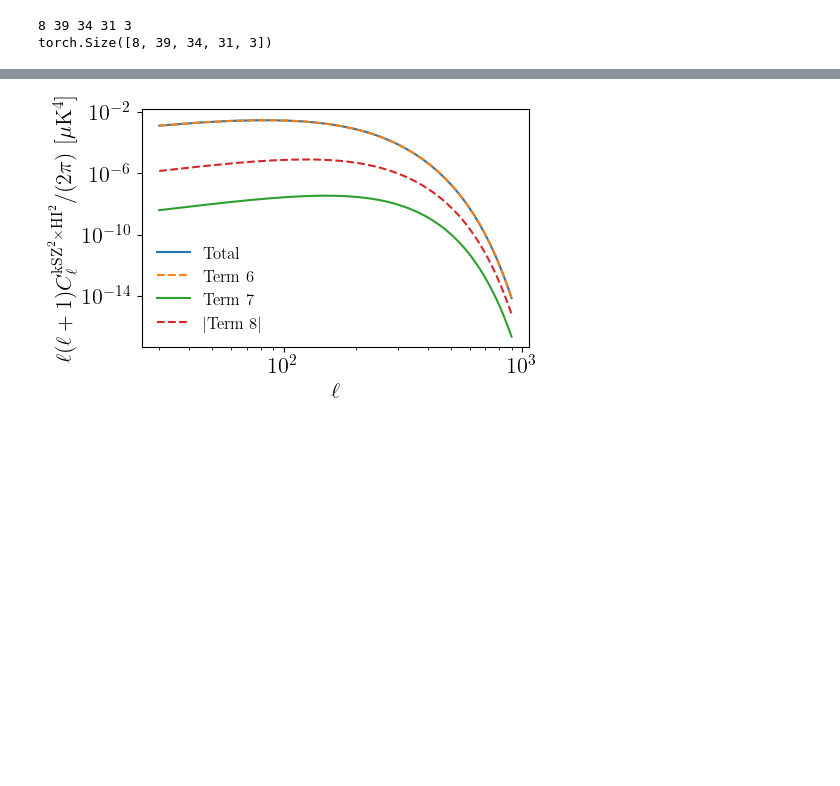
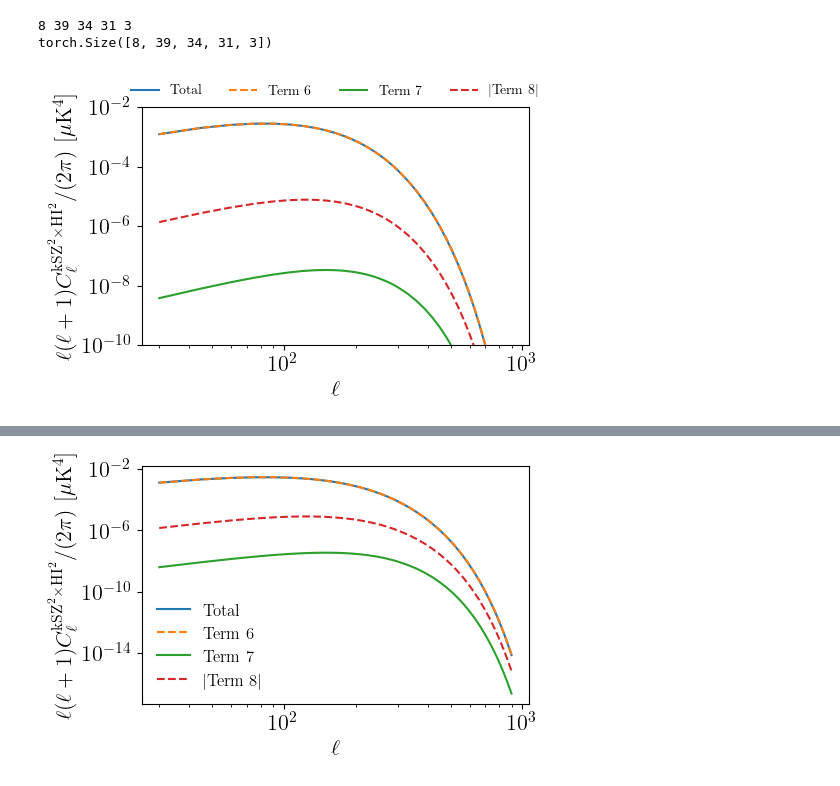
Before and after one commit to Einste11N/SquareField_CrossCorrelation, a Jupyter notebook: Inspection.ipynb, the cells around one changed output, grey strips where cells are left out. Saved outputs shown, nothing was run; the diff lists cells and outputs as text; code cells hidden in the pictures; blank space fills up the shorter version.

```diff
--- a/Inspection.ipynb
+++ b/Inspection.ipynb
@@ -298,3 +298,26 @@ for i in range(3):
 # Recover the unit by deviding (c/1000)^2 !!!
 res /= (sc.c/1000)**2
 res_noRSD /= (sc.c/1000)**2
+# %%
+fig = plt.figure(figsize=(5,3.09), dpi=100)
+# times (2.7K)^2 to convert to temperature unit
+
+plt.plot(l_list, l_list * (l_list + 1) * 2*(res[0]+res[1]+2*res[2]) / (2*tc.pi) * 1e24, '-', label='Total')
+plt.plot(l_list, l_list * (l_list + 1) * 2*res[0] / (2*tc.pi) * 1e24, '--', label='Term 6')
+plt.plot(l_list, l_list * (l_list + 1) * 2*res[1] / (2*tc.pi) * 1e24, '-', label='Term 7')
+plt.plot(l_list, - l_list * (l_list + 1) * 4*res[2] / (2*tc.pi) * 1e24, '--', label='$|$Term 8$|$')
+
+
+plt.xscale('log')
+plt.yscale('log')
+plt.ylim([1e-10, 1e-2])
+plt.legend(fontsize=10, loc='upper center', bbox_to_anchor=(0.5, 1.15), ncol = 4, frameon=False)
+
+# plt.xticks([30, 100, 300, 600], ['30', '100', '300', '600'])
+plt.xlabel(r'$\ell$', usetex=True)
+plt.ylabel(r'$\ell(\ell+1)C_{\ell}^{{\rm kSZ}^2 \times {\rm HI}^2} / (2\pi)$ [$\mu\mathrm{K}^4$]', usetex=True)
+
+plt.savefig('Figs/cross_correlation.pdf', bbox_inches = 'tight')
+plt.show()
+# %% [output]
+[figure, added]
```
Also changed, not shown: parts of 2 cells of this notebook, 15 other files.
